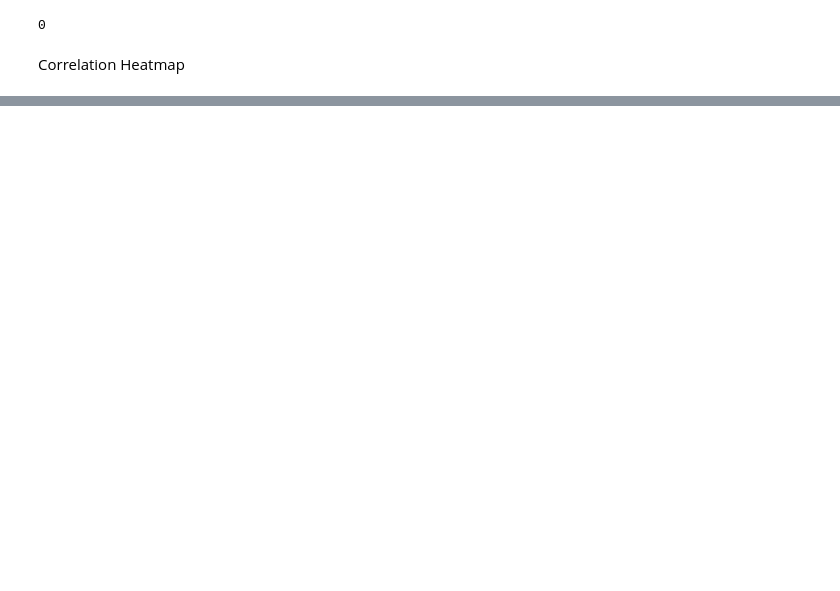
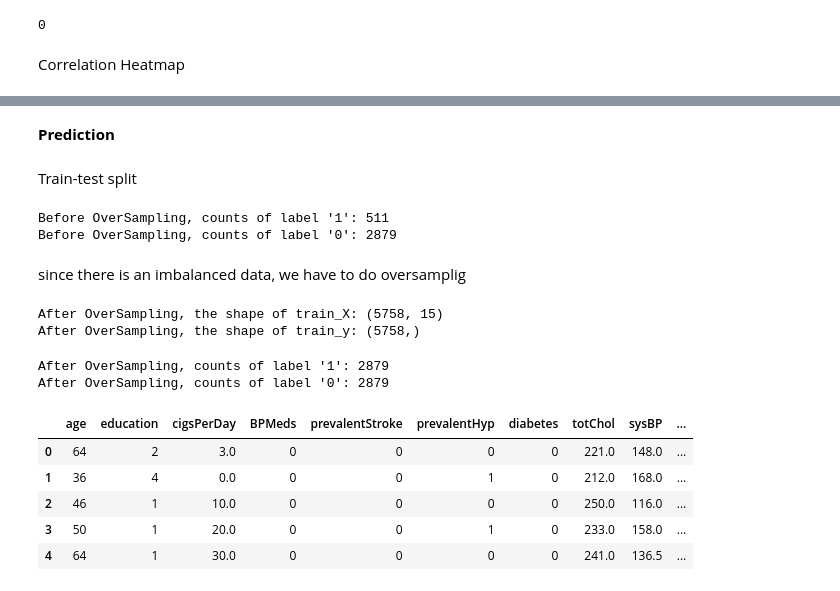
Before and after one commit to junaiskv94/Cardiovascular-Risk-Prediction, a Jupyter notebook: cardiovascular_risk.ipynb, the cells around one changed output, grey strips where cells are left out. Cells and saved outputs as stored; diff of their text form; code cells hidden in the pictures; blank space fills up the shorter version.

```diff
--- a/cardiovascular_risk.ipynb
+++ b/cardiovascular_risk.ipynb
@@ -303,0 +400,44 @@ Correlation Heatmap
+# %% [markdown]
+**Prediction**
+# %% [markdown]
+Train-test split
+# %%
+X = data[independent]
+y = data.iloc[:,-1]
+# %%
+print("Before OverSampling, counts of label '1': {}".format(sum(y == 1)))
+print("Before OverSampling, counts of label '0': {} \n".format(sum(y == 0)))
+# %% [output]
+Before OverSampling, counts of label '1': 511
+Before OverSampling, counts of label '0': 2879
+# %% [markdown]
+since there is an imbalanced data, we have to do oversamplig
+# %%
+from imblearn.over_sampling import SMOTE
+sm = SMOTE(random_state = 2)
+X_smote, y_smote = sm.fit_resample(X, y.ravel())
+# %%
+print('After OverSampling, the shape of train_X: {}'.format(X_smote.shape))
+print('After OverSampling, the shape of train_y: {} \n'.format(y_smote.shape))
+# %% [output]
+After OverSampling, the shape of train_X: (5758, 15)
+After OverSampling, the shape of train_y: (5758,)
+# %%
+print("After OverSampling, counts of label '1': {}".format(sum(y_smote == 1)))
+print("After OverSampling, counts of label '0': {}".format(sum(y_smote == 0)))
+# %% [output]
+After OverSampling, counts of label '1': 2879
+After OverSampling, counts of label '0': 2879
+# %%
+data2 = pd.concat([pd.DataFrame(X_smote), pd.DataFrame(y_smote)], axis=1)
+# %%
+data2.columns=data.columns
+# %%
+data2.head()
+# %% [output]
+|  | age | education | cigsPerDay | BPMeds | prevalentStroke | prevalentHyp | diabetes | totChol | sysBP | ... |
+| 0 | 64 | 2 | 3.0 | 0 | 0 | 0 | 0 | 221.0 | 148.0 | ... |
+| 1 | 36 | 4 | 0.0 | 0 | 0 | 1 | 0 | 212.0 | 168.0 | ... |
+| 2 | 46 | 1 | 10.0 | 0 | 0 | 0 | 0 | 250.0 | 116.0 | ... |
+| 3 | 50 | 1 | 20.0 | 0 | 0 | 1 | 0 | 233.0 | 158.0 | ... |
+| 4 | 64 | 1 | 30.0 | 0 | 0 | 0 | 0 | 241.0 | 136.5 | ... |
```
Also changed, not shown: parts of 15 cells of this notebook.
